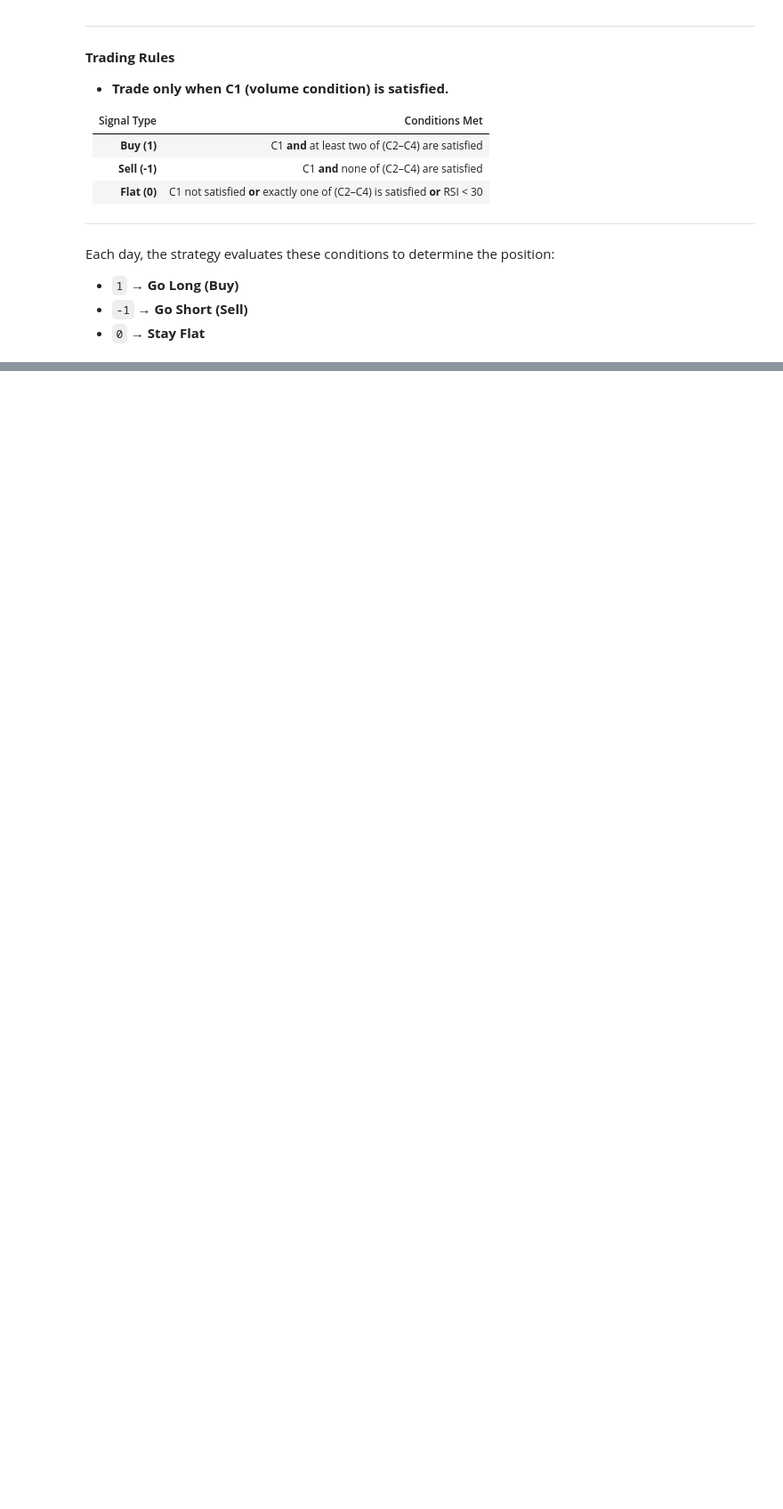
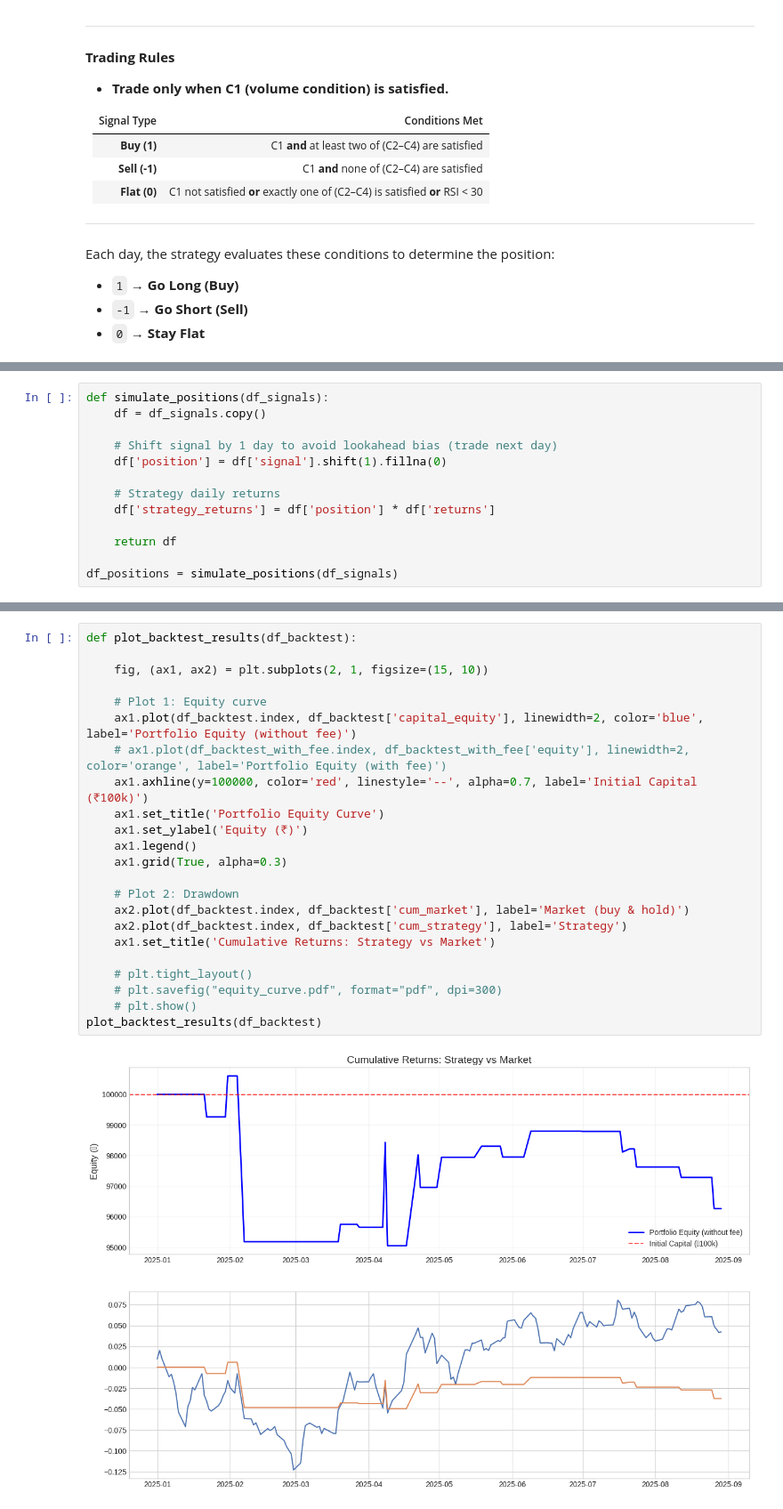
Before and after one commit to devanshu-cosmo/quant-trading-project, a Jupyter notebook: base_trading_strategy.ipynb, the cells around one changed output, grey strips where cells are left out. Shown at 89% size. Saved outputs shown, nothing was run; the diff lists cells and outputs as text; blank space fills up the shorter version.

Commit message:
Added backtesting framework and performance metrics along with a position simulation

```diff
--- a/base_trading_strategy.ipynb
+++ b/base_trading_strategy.ipynb
@@ -230,0 +262,13 @@ df_signals = generate_trading_signals(df_indicators)
+# %%
+def simulate_positions(df_signals):
+    df = df_signals.copy()
+
+    # Shift signal by 1 day to avoid lookahead bias (trade next day)
+    df['position'] = df['signal'].shift(1).fillna(0)
+
+    # Strategy daily returns
+    df['strategy_returns'] = df['position'] * df['returns']
+
+    return df
+
+df_positions = simulate_positions(df_signals)
@@ -230,0 +331,25 @@ df_signals = generate_trading_signals(df_indicators)
+# %%
+def plot_backtest_results(df_backtest):
+
+    fig, (ax1, ax2) = plt.subplots(2, 1, figsize=(15, 10))
+
+    # Plot 1: Equity curve
+    ax1.plot(df_backtest.index, df_backtest['capital_equity'], linewidth=2, color='blue', label='Portfolio Equity (without fee)')
+    # ax1.plot(df_backtest_with_fee.index, df_backtest_with_fee['equity'], linewidth=2, color='orange', label='Portfolio Equity (with fee)')
+    ax1.axhline(y=100000, color='red', linestyle='--', alpha=0.7, label='Initial Capital (₹100k)')
+    ax1.set_title('Portfolio Equity Curve')
+    ax1.set_ylabel('Equity (₹)')
+    ax1.legend()
+    ax1.grid(True, alpha=0.3)
+
+    # Plot 2: Drawdown
+    ax2.plot(df_backtest.index, df_backtest['cum_market'], label='Market (buy & hold)')
+    ax2.plot(df_backtest.index, df_backtest['cum_strategy'], label='Strategy')
+    ax1.set_title('Cumulative Returns: Strategy vs Market')
+
+    # plt.tight_layout()
+    # plt.savefig("equity_curve.pdf", format="pdf", dpi=300)
+    # plt.show()
+plot_backtest_results(df_backtest)
+# %% [output]
+[figure, added]
```
Also changed, not shown: parts of 13 cells of this notebook.
